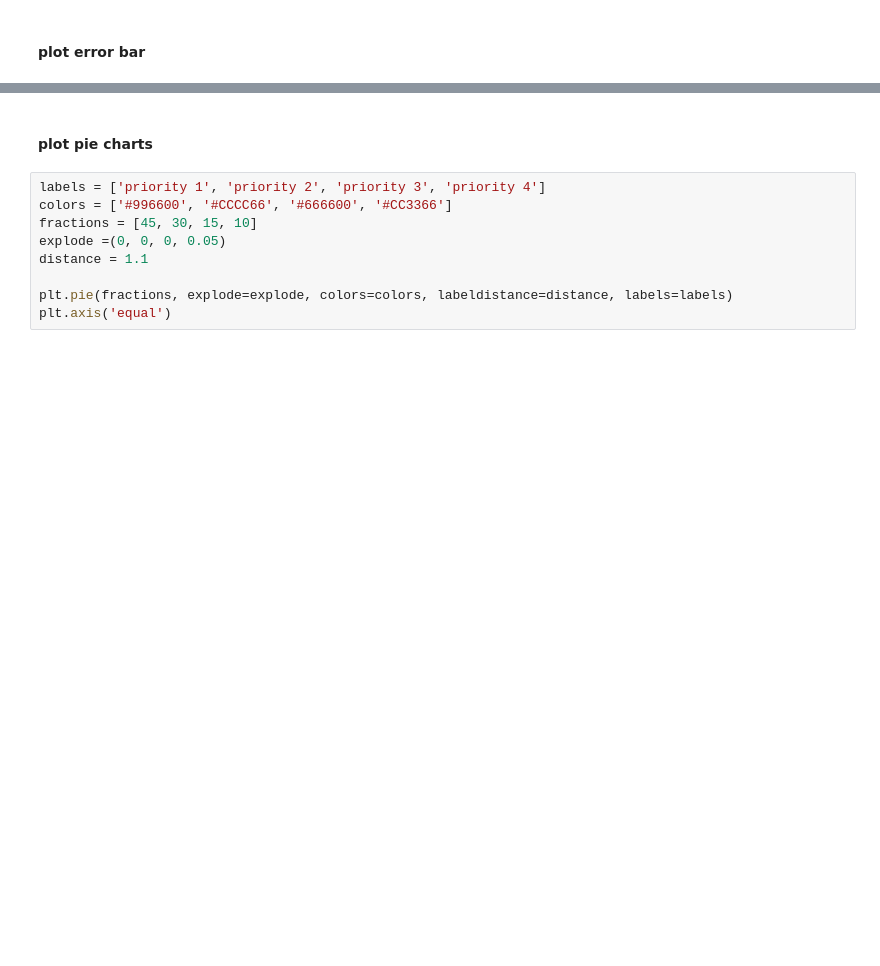
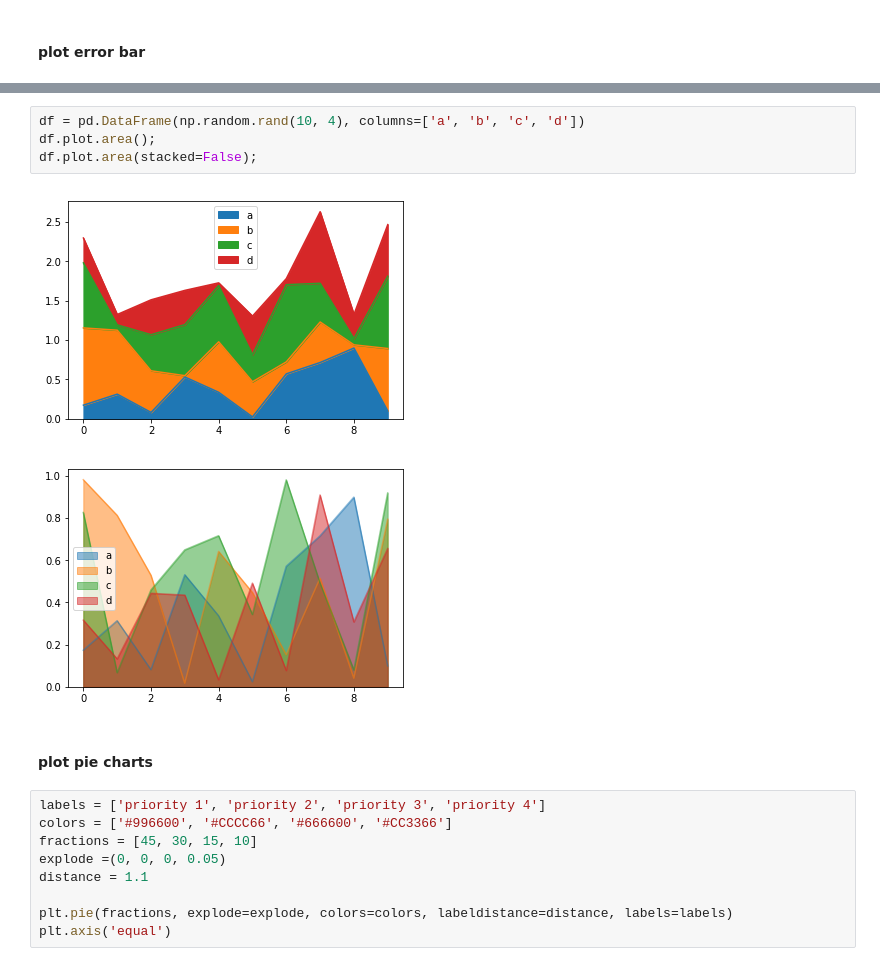
Before and after one commit to w26738/Notebook, a Jupyter notebook: data_analysis/matplotlib_101.ipynb, the cells around one changed output, grey strips where cells are left out. Cells and saved outputs as stored; diff of their text form; blank space fills up the shorter version.

```diff
--- a/data_analysis/matplotlib_101.ipynb
+++ b/data_analysis/matplotlib_101.ipynb
@@ -89,3 +98,10 @@ plt.errorbar(x, y, yerr=1, fmt='.r', capsize=5, capthick=3)
+# %%
+df = pd.DataFrame(np.random.rand(10, 4), columns=['a', 'b', 'c', 'd'])
+df.plot.area();
+df.plot.area(stacked=False);
+# %% [output]
+[figure, added]
+[figure, added]
 # %% [markdown]
 #### plot pie charts
 # %%
```
Also changed, not shown: parts of 8 cells of this notebook.
